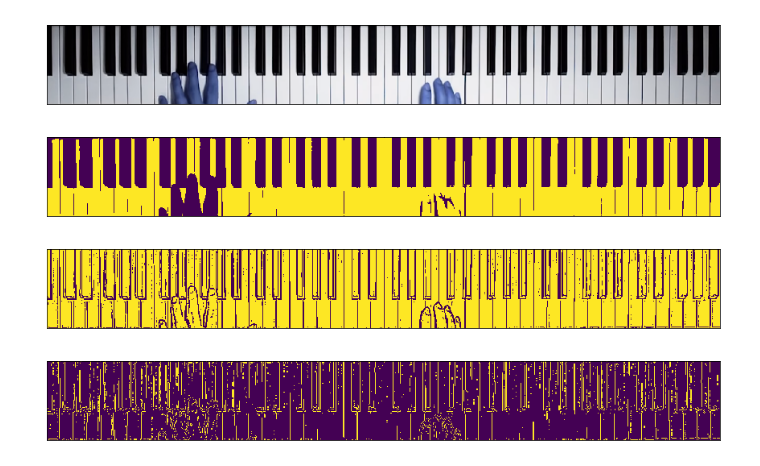
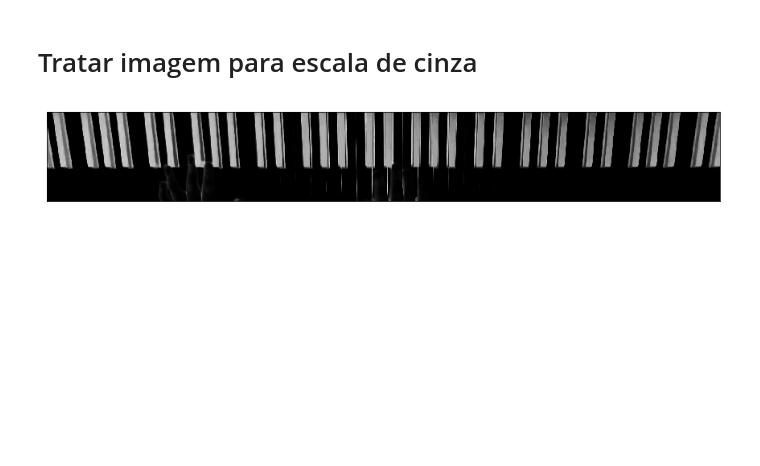
Before and after one commit to rafaeltoyo/piano-lindinho, a Jupyter notebook: notebook/keyboard.ipynb, the cells around one changed output. Drawn from its saved outputs; the diff is of its cells as text; code cells hidden in the pictures; blank space fills up the shorter version.

```diff
--- a/notebook/keyboard.ipynb
+++ b/notebook/keyboard.ipynb
@@ -143,19 +36,15 @@ image_plot(quero)
-# %%
-image_plot(cropped)
-
-grayscale = cv2.cvtColor(cropped, cv2.COLOR_BGR2GRAY)
-
-# Binarizar
-ret, thresh = cv2.threshold(grayscale, 0, 255, cv2.THRESH_BINARY + cv2.THRESH_OTSU)
-image_plot(thresh)
-thresh = cv2.adaptiveThreshold(grayscale, 255, cv2.ADAPTIVE_THRESH_GAUSSIAN_C, cv2.THRESH_BINARY, 11, 2)
-image_plot(thresh)
-
-# Bordas
-edges = cv2.Canny(thresh, 200, 300)
-image_plot(edges)
-# %% [output]
-[figure, removed]
-[figure, removed]
-[figure, removed]
-[figure, removed]
+# %% [markdown]
+# Tratar imagem para escala de cinza
+# %%
+# Multiplicar as componentes R, G e B invertidas
+gsimg = (255 - cropped).prod(axis=2).astype('float32')
+
+# Multiplicar pelo menor valor entre R, G e B invertidos
+gsimg *= np.amin((255 - cropped), axis=2)
+
+# Normalizer resultado entre 0 a 255
+gsimg = ((gsimg * 255) / gsimg.max()).astype('uint8')
+
+image_plot(cv2.cvtColor(gsimg, cv2.COLOR_GRAY2RGB))
+# %% [output]
+[figure, added]
```
Also changed, not shown: parts of 10 cells of this notebook.
